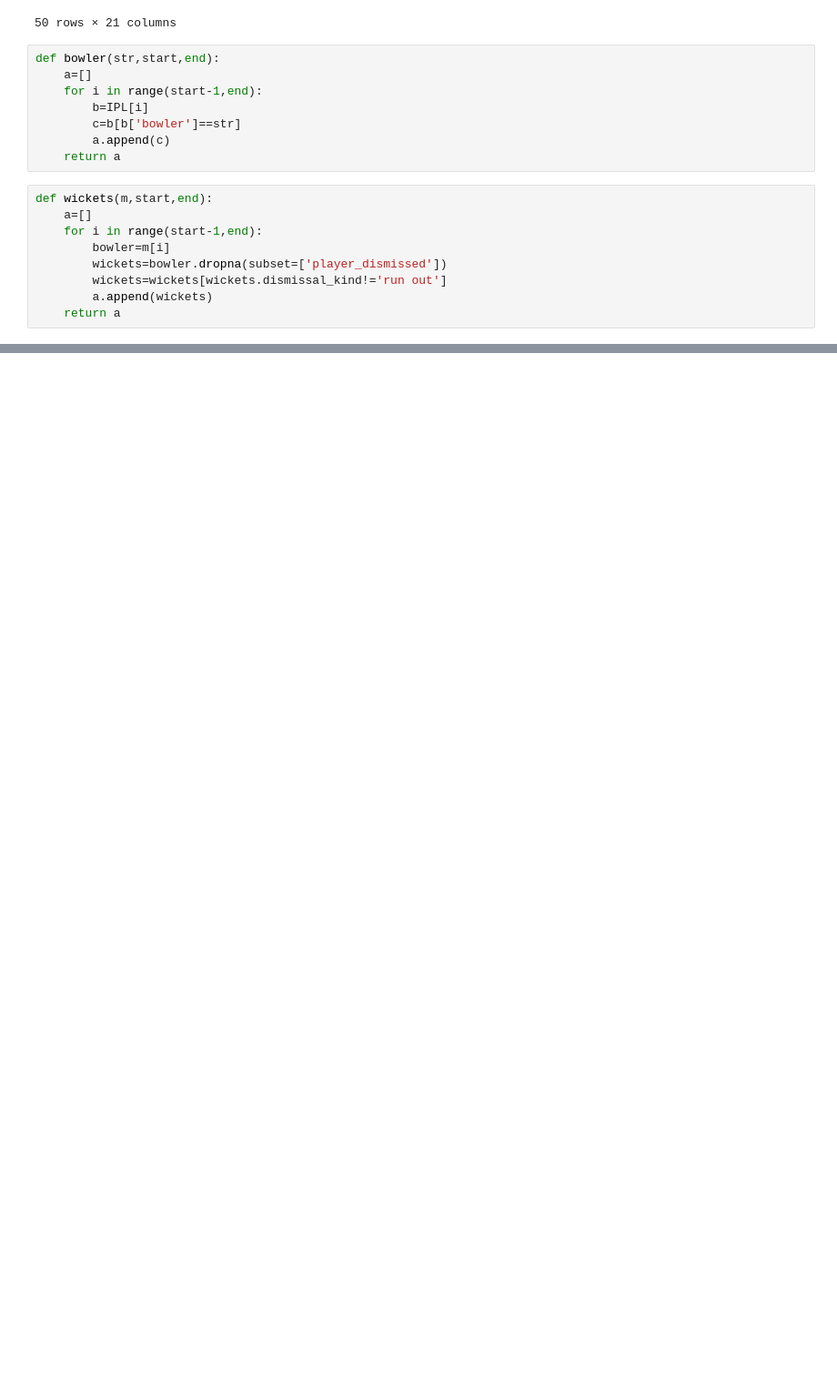
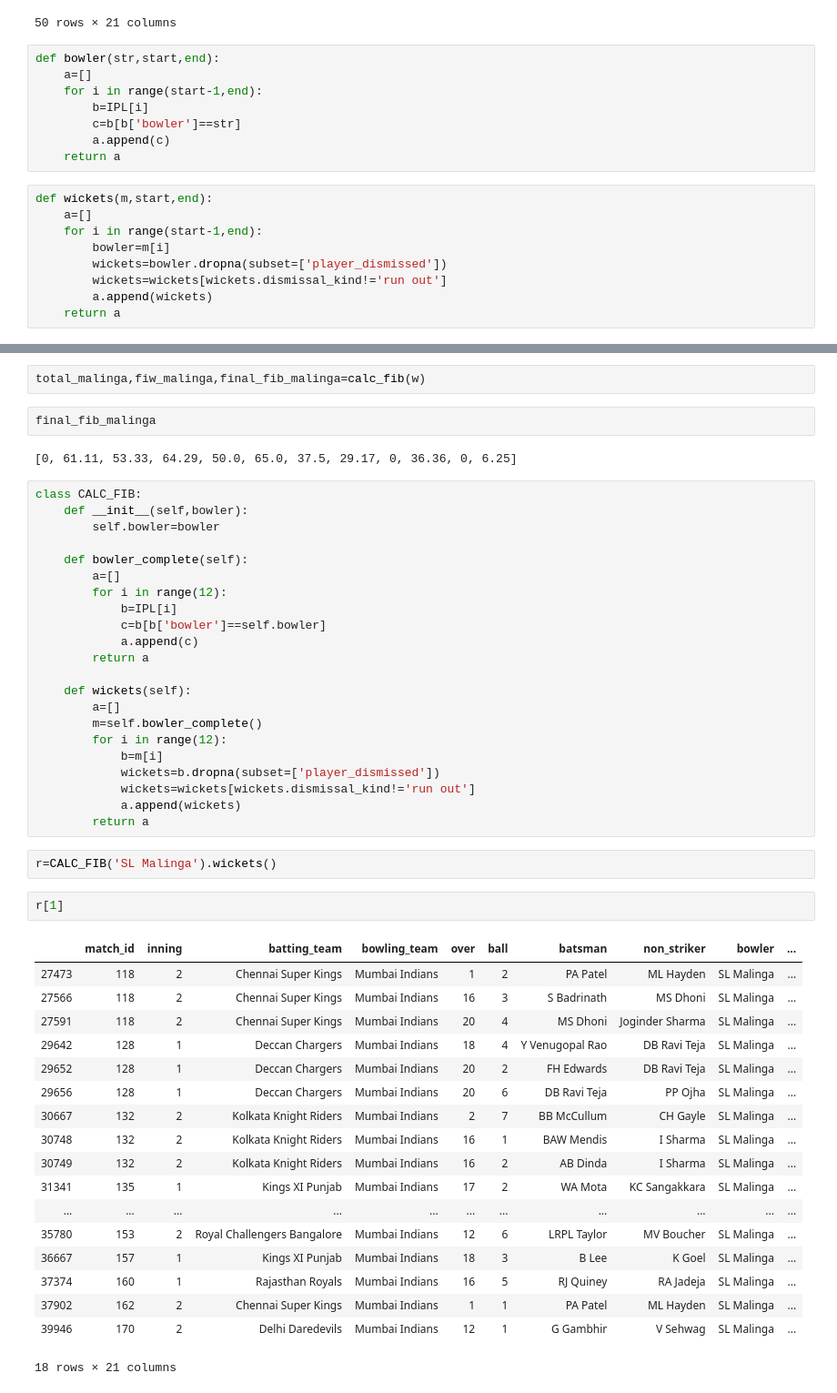
Before and after one commit to omkarb1604/IPL_data_scrape, a Jupyter notebook: FIB.ipynb, the cells around one changed output, grey strips where cells are left out. Shown at 91% size. Cells and saved outputs as stored; diff of their text form; blank space fills up the shorter version.

```diff
--- a/FIB.ipynb
+++ b/FIB.ipynb
@@ -101,0 +98,51 @@ w[3]
+# %%
+total_malinga,fiw_malinga,final_fib_malinga=calc_fib(w)
+# %%
+final_fib_malinga
+# %% [output]
+[0, 61.11, 53.33, 64.29, 50.0, 65.0, 37.5, 29.17, 0, 36.36, 0, 6.25]
+# %%
+class CALC_FIB:
+    def __init__(self,bowler):
+        self.bowler=bowler
+
+    def bowler_complete(self):
+        a=[]
+        for i in range(12):
+            b=IPL[i]
+            c=b[b['bowler']==self.bowler]
+            a.append(c)
+        return a
+
+    def wickets(self):
+        a=[]
+        m=self.bowler_complete()
+        for i in range(12):
+            b=m[i]
+            wickets=b.dropna(subset=['player_dismissed'])
+            wickets=wickets[wickets.dismissal_kind!='run out']
+            a.append(wickets)
+        return a
+# %%
+r=CALC_FIB('SL Malinga').wickets()
+# %%
+r[1]
+# %% [output]
+|  | match_id | inning | batting_team | bowling_team | over | ball | batsman | non_striker | bowler | ... |
+| 27473 | 118 | 2 | Chennai Super Kings | Mumbai Indians | 1 | 2 | PA Patel | ML Hayden | SL Malinga | ... |
+| 27566 | 118 | 2 | Chennai Super Kings | Mumbai Indians | 16 | 3 | S Badrinath | MS Dhoni | SL Malinga | ... |
+| 27591 | 118 | 2 | Chennai Super Kings | Mumbai Indians | 20 | 4 | MS Dhoni | Joginder Sharma | SL Malinga | ... |
+| 29642 | 128 | 1 | Deccan Chargers | Mumbai Indians | 18 | 4 | Y Venugopal Rao | DB Ravi Teja | SL Malinga | ... |
+| 29652 | 128 | 1 | Deccan Chargers | Mumbai Indians | 20 | 2 | FH Edwards | DB Ravi Teja | SL Malinga | ... |
+| 29656 | 128 | 1 | Deccan Chargers | Mumbai Indians | 20 | 6 | DB Ravi Teja | PP Ojha | SL Malinga | ... |
+| 30667 | 132 | 2 | Kolkata Knight Riders | Mumbai Indians | 2 | 7 | BB McCullum | CH Gayle | SL Malinga | ... |
+| 30748 | 132 | 2 | Kolkata Knight Riders | Mumbai Indians | 16 | 1 | BAW Mendis | I Sharma | SL Malinga | ... |
+| 30749 | 132 | 2 | Kolkata Knight Riders | Mumbai Indians | 16 | 2 | AB Dinda | I Sharma | SL Malinga | ... |
+| 31341 | 135 | 1 | Kings XI Punjab | Mumbai Indians | 17 | 2 | WA Mota | KC Sangakkara | SL Malinga | ... |
+| ... | ... | ... | ... | ... | ... | ... | ... | ... | ... | ... |
+| 35780 | 153 | 2 | Royal Challengers Bangalore | Mumbai Indians | 12 | 6 | LRPL Taylor | MV Boucher | SL Malinga | ... |
+| 36667 | 157 | 1 | Kings XI Punjab | Mumbai Indians | 18 | 3 | B Lee | K Goel | SL Malinga | ... |
+| 37374 | 160 | 1 | Rajasthan Royals | Mumbai Indians | 16 | 5 | RJ Quiney | RA Jadeja | SL Malinga | ... |
+| 37902 | 162 | 2 | Chennai Super Kings | Mumbai Indians | 1 | 1 | PA Patel | ML Hayden | SL Malinga | ... |
+| 39946 | 170 | 2 | Delhi Daredevils | Mumbai Indians | 12 | 1 | G Gambhir | V Sehwag | SL Malinga | ... |
+18 rows × 21 columns
```
Also changed, not shown: parts of 4 cells of this notebook.
